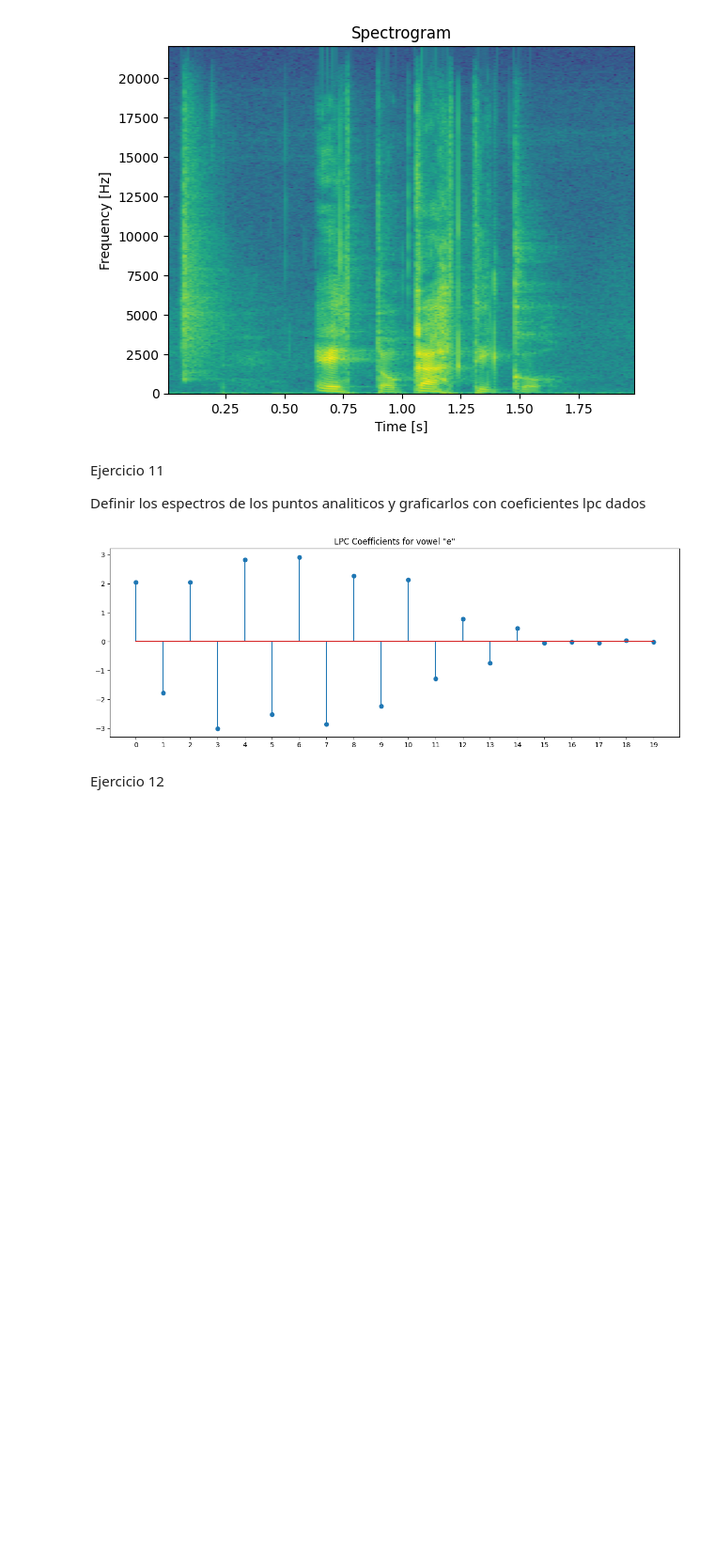
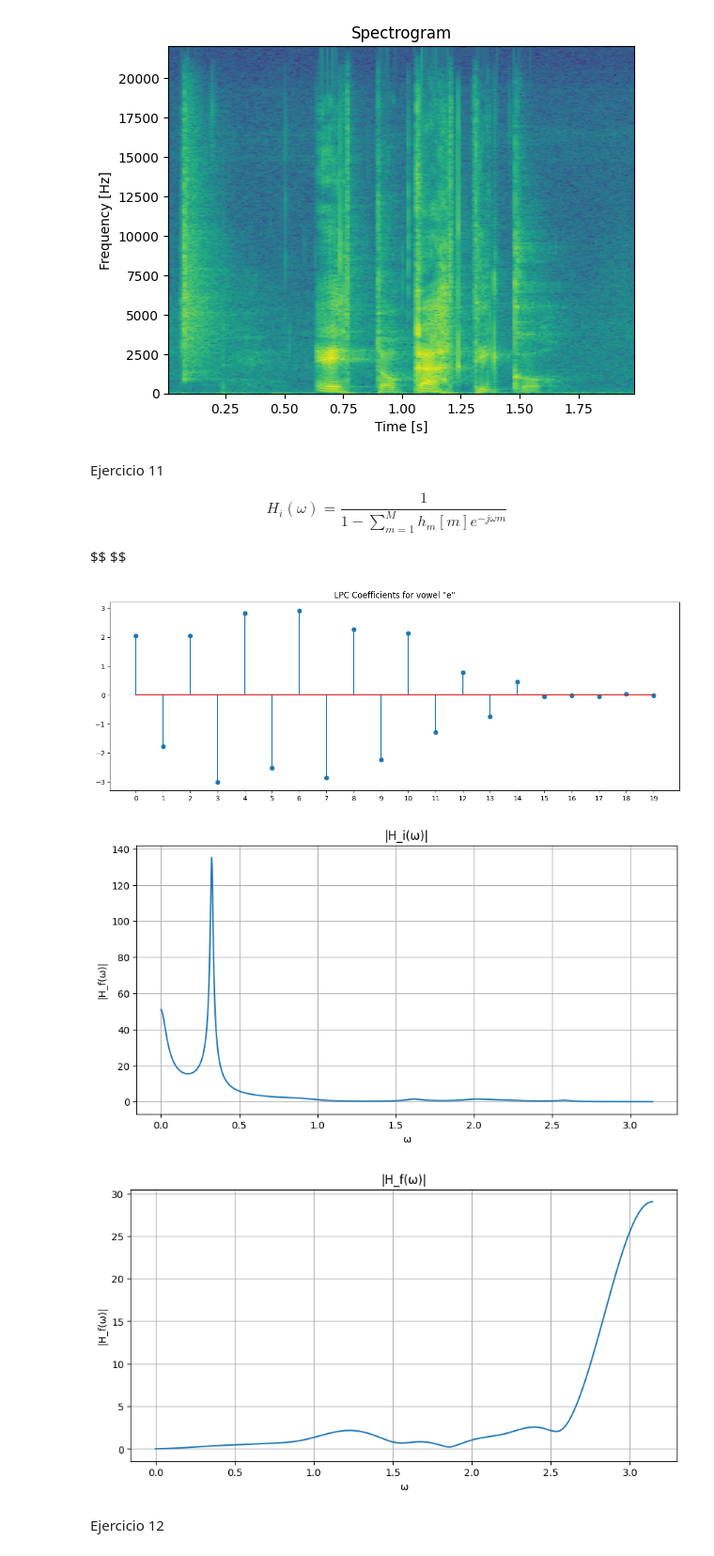
Before and after one commit to maximdorogov/fiuba-series-de-tiempo-1, a Jupyter notebook: tp1.ipynb, the cells around one changed output. Shown at 94% size. Cells and saved outputs as stored; diff of their text form; code cells hidden in the pictures; blank space fills up the shorter version.

```diff
--- a/tp1.ipynb
+++ b/tp1.ipynb
@@ -231,20 +266,58 @@ plt.show()
 # %% [markdown]
 Ejercicio 11
 
-Definir los espectros de los puntos analiticos y graficarlos
-con coeficientes lpc dados
+$$H_{i}(\omega) = \frac{1}{1 - \sum_{m=1}^{M} h_{m}[m] e^{-j\omega m}}$$
+
+$$  $$
 # %%
 e_samples = audio_signal[vowels['e'][0]:vowels['e'][1]][:window_len]
 e_windowed = e_samples * window
-e_lpc_coeffs = lpc_compute(e_windowed, order=order)
+h = lpc_compute(e_windowed, order=order)
+
+M = len(h)
+
+#### H_i(omega) ####
+
+# Defino el eje de frecuencias normalizado de 0 a pi
+omega = np.linspace(0, np.pi, 1000)
+denominator = 1 - np.sum(
+    [h[m] * np.exp(-1j * omega * (m + 1)) for m in range(M)], axis=0)
+H_i_mod = np.abs(1 / denominator)
+
+
+#### H_f(omega) ####
+
+# Transformada de Fourier de h[n]
+H_k = np.sum([h[m] * np.exp(-1j * omega * m) for m in range(M)], axis=0)
+
+# Función de transferencia del sistema
+H_f_mod = np.abs(1 - H_k)
 
 plt.figure(figsize=(15, 5))
-plt.stem(e_lpc_coeffs)
-plt.xticks(np.arange(len(e_lpc_coeffs)))
+plt.stem(h)
+plt.xticks(np.arange(len(h)))
 plt.title(f'LPC Coefficients for vowel "e"')
 plt.show()
+
+plt.figure(figsize=(10,5))
+plt.plot(omega, H_i_mod)
+plt.title('|H_i(ω)|')
+plt.xlabel('ω')
+plt.ylabel('|H_f(ω)|')
+plt.grid(True)
+plt.show()
+
+plt.figure(figsize=(10,5))
+plt.plot(omega, H_f_mod)
+plt.title('|H_f(ω)|')
+plt.xlabel('ω')
+plt.ylabel('|H_f(ω)|')
+plt.grid(True)
+plt.show()
 # %% [output]
 [figure]
+[figure, added]
+[figure, added]
 # %% [markdown]
 Ejercicio 12
 # %%
```
Also changed, not shown: parts of 3 cells of this notebook.
